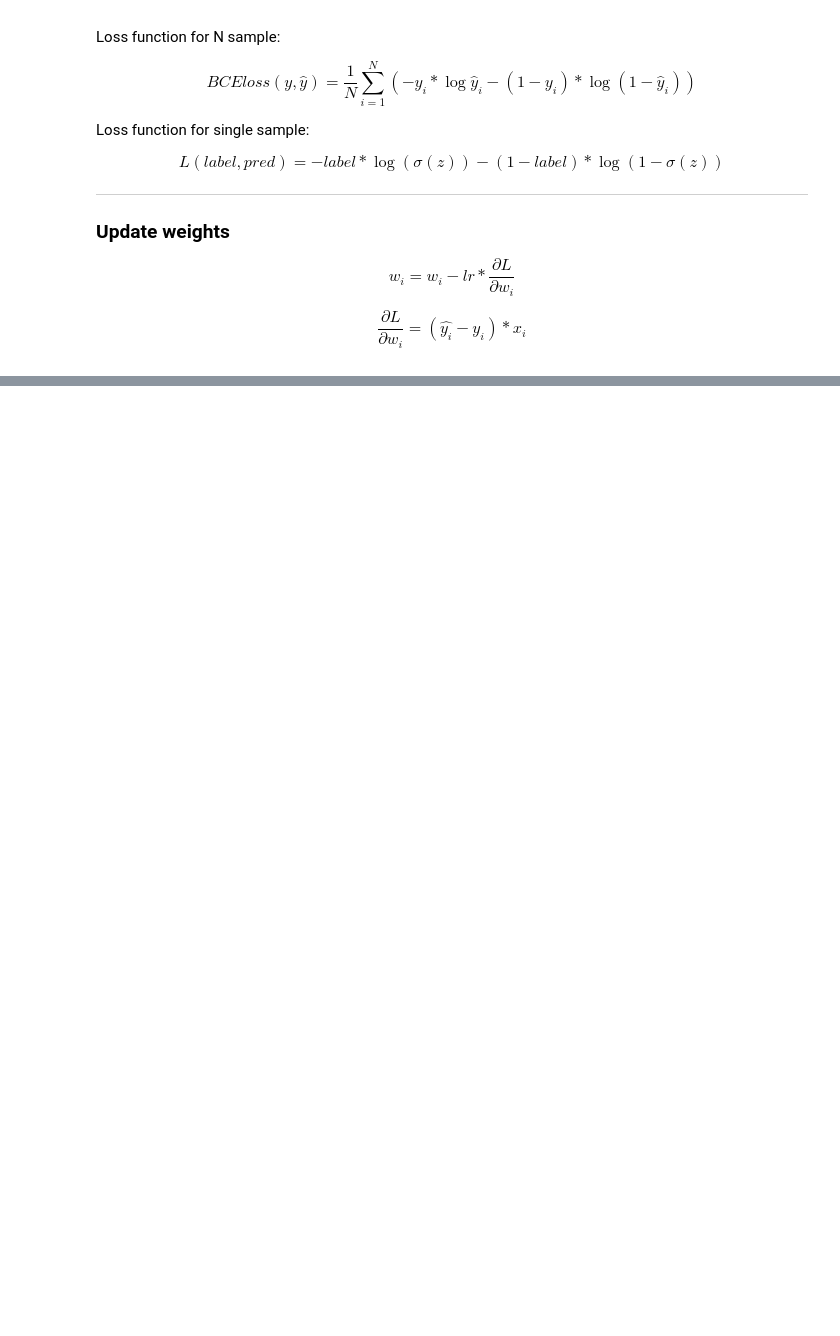
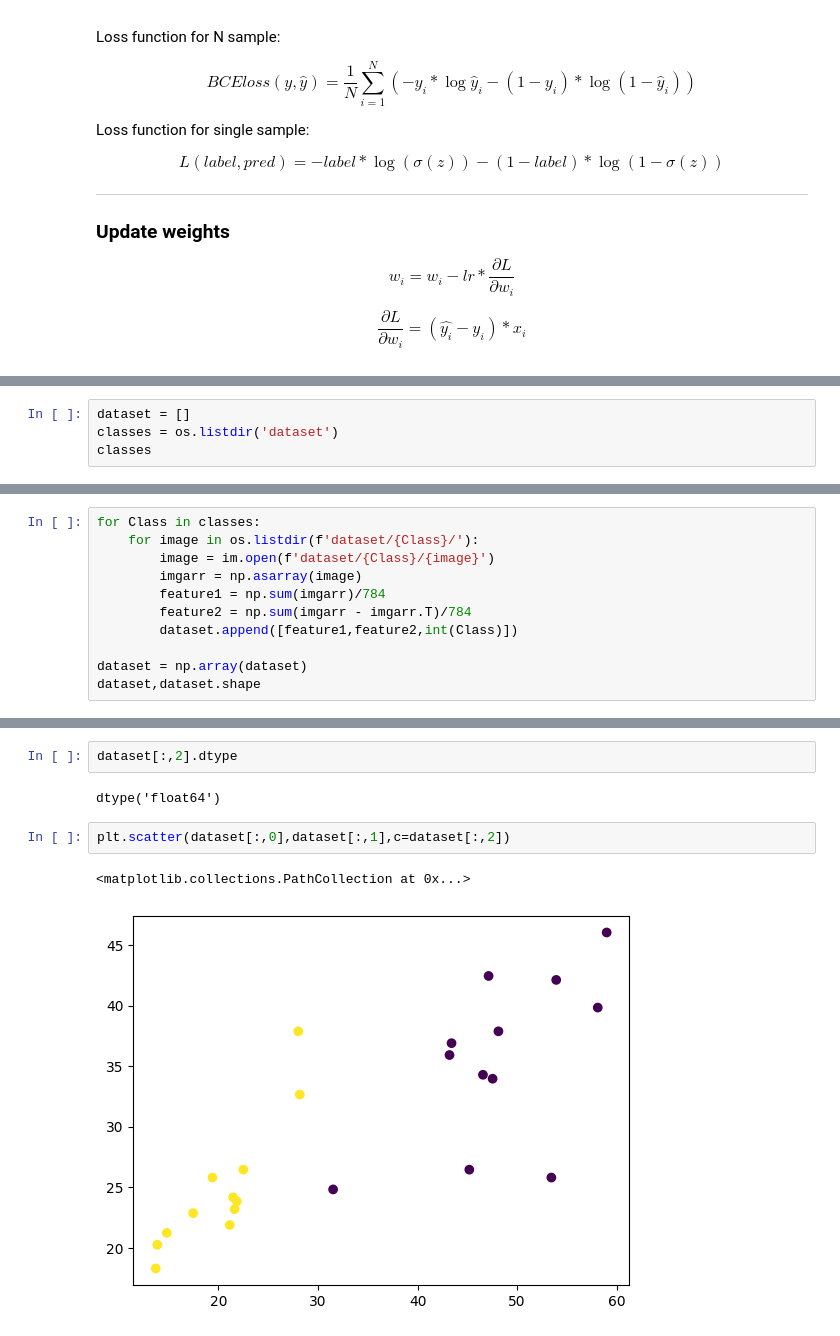
Before and after one commit to GSAUC3/DL-pytorch, a Jupyter notebook: logistic regression/logistic_reg.ipynb, the cells around one changed output, grey strips where cells are left out. Cells and saved outputs as stored; diff of their text form; blank space fills up the shorter version.

```diff
--- a/logistic regression/logistic_reg.ipynb
+++ b/logistic regression/logistic_reg.ipynb
@@ -47,0 +56,4 @@ w_{i} = w_i- lr* \frac{\partial L}{\partial w_i}
+# %%
+dataset = []
+classes = os.listdir('dataset')
+classes
@@ -47,0 +62,11 @@ w_{i} = w_i- lr* \frac{\partial L}{\partial w_i}
+# %%
+for Class in classes:
+    for image in os.listdir(f'dataset/{Class}/'):
+        image = im.open(f'dataset/{Class}/{image}')
+        imgarr = np.asarray(image)
+        feature1 = np.sum(imgarr)/784
+        feature2 = np.sum(imgarr - imgarr.T)/784
+        dataset.append([feature1,feature2,int(Class)])
+
+dataset = np.array(dataset)
+dataset,dataset.shape
@@ -47,0 +91,9 @@ w_{i} = w_i- lr* \frac{\partial L}{\partial w_i}
+# %%
+dataset[:,2].dtype
+# %% [output]
+dtype('float64')
+# %%
+plt.scatter(dataset[:,0],dataset[:,1],c=dataset[:,2])
+# %% [output]
+<matplotlib.collections.PathCollection at 0x...>
+[figure, added]
```
Also changed, not shown: parts of 5 cells of this notebook, 8 other files.
